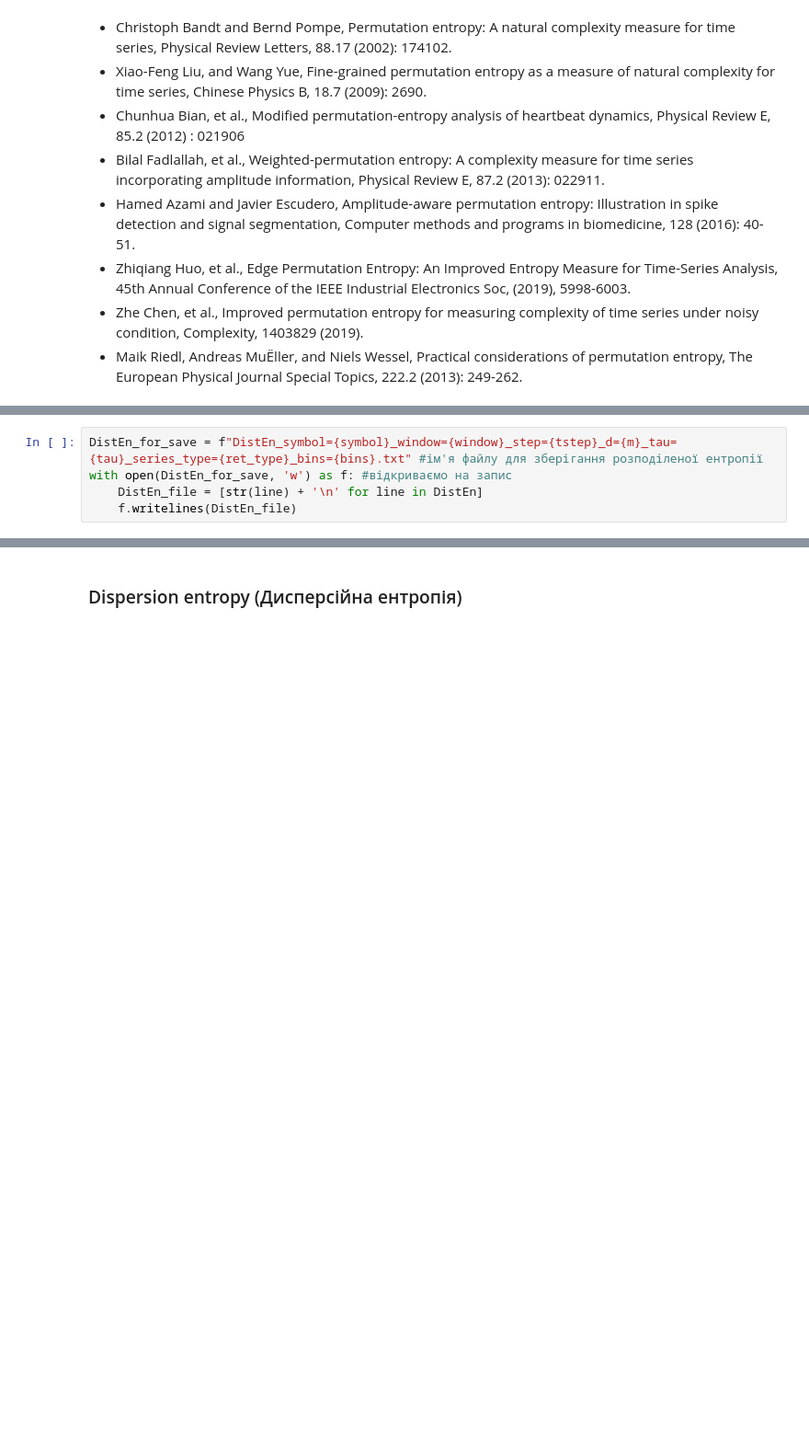
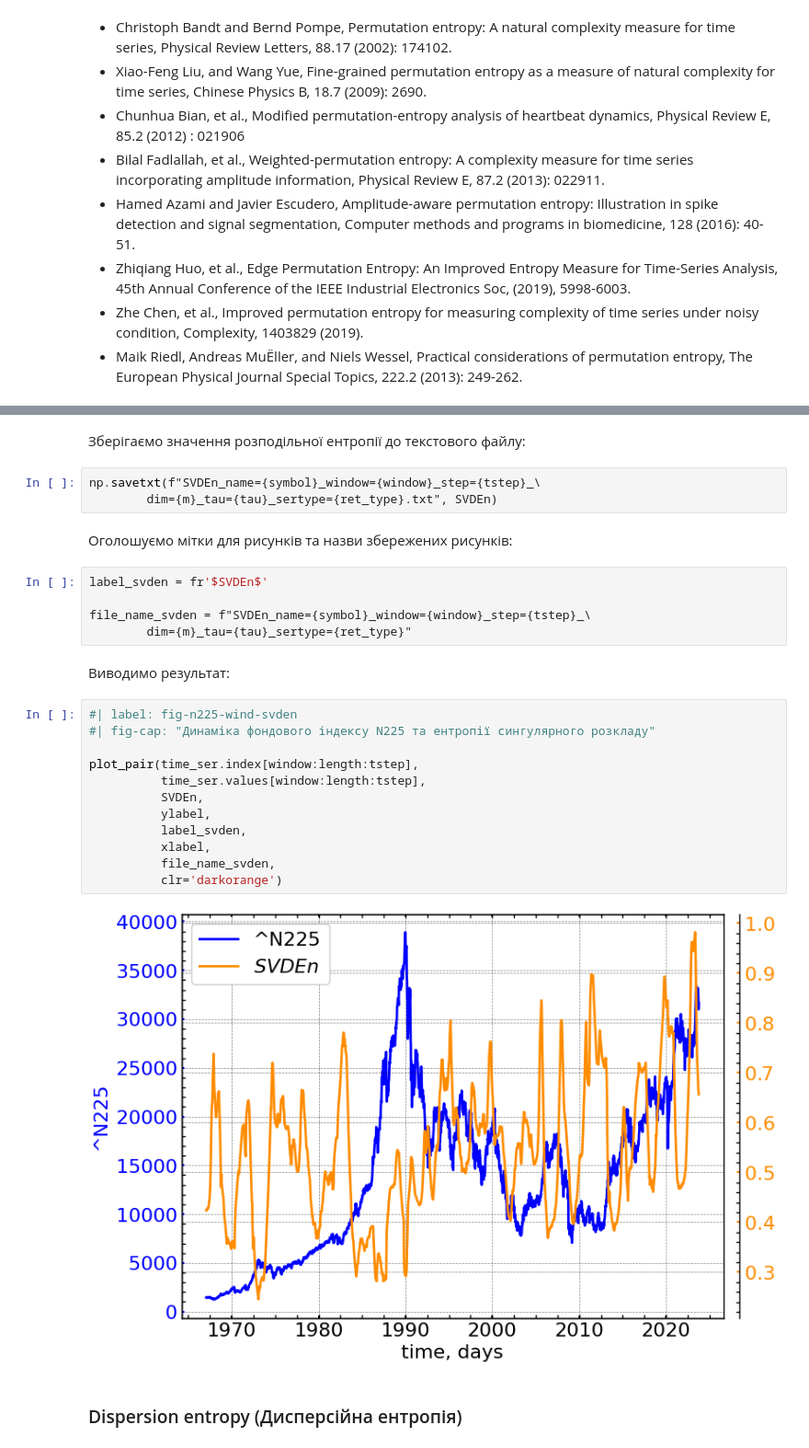
Before and after one commit to Butman2099/Complex-systems-book, a Jupyter notebook: lab_5.ipynb, the cells around one changed output, grey strips where cells are left out. Shown at 92% size. Cells and saved outputs as stored; diff of their text form; blank space fills up the shorter version.

```diff
--- a/lab_5.ipynb
+++ b/lab_5.ipynb
@@ -641,5 +661,0 @@ Note: 1/14 bins were empty
-# %%
-DistEn_for_save = f"DistEn_symbol={symbol}_window={window}_step={tstep}_d={m}_tau={tau}_series_type={ret_type}_bins={bins}.txt" #ім'я файлу для зберігання розподіленої ентропії
-with open(DistEn_for_save, 'w') as f: #відкриваємо на запис
-    DistEn_file = [str(line) + '\n' for line in DistEn]
-    f.writelines(DistEn_file)
@@ -663,3 +662,31 @@ plt.show()
+# %% [markdown]
+Зберігаємо значення розподільної ентропії до текстового файлу:
+# %%
+np.savetxt(f"SVDEn_name={symbol}_window={window}_step={tstep}_\
+        dim={m}_tau={tau}_sertype={ret_type}.txt", SVDEn)
+# %% [markdown]
+Оголошуємо мітки для рисунків та назви збережених рисунків:
+# %%
+label_svden = fr'$SVDEn$'
+
+file_name_svden = f"SVDEn_name={symbol}_window={window}_step={tstep}_\
+        dim={m}_tau={tau}_sertype={ret_type}"
+# %% [markdown]
+Виводимо результат:
+# %%
+#| label: fig-n225-wind-svden
+#| fig-cap: "Динаміка фондового індексу N225 та ентропії сингулярного розкладу"
+
+plot_pair(time_ser.index[window:length:tstep],
+          time_ser.values[window:length:tstep],
+          SVDEn,
+          ylabel,
+          label_svden,
+          xlabel,
+          file_name_svden,
+          clr='darkorange')
+# %% [output]
+[figure, added]
 # %% [markdown]
 ### Dispersion entropy (Дисперсійна ентропія)
 # %% [markdown]
```
Also changed, not shown: parts of 51 cells of this notebook, 28 other files.
